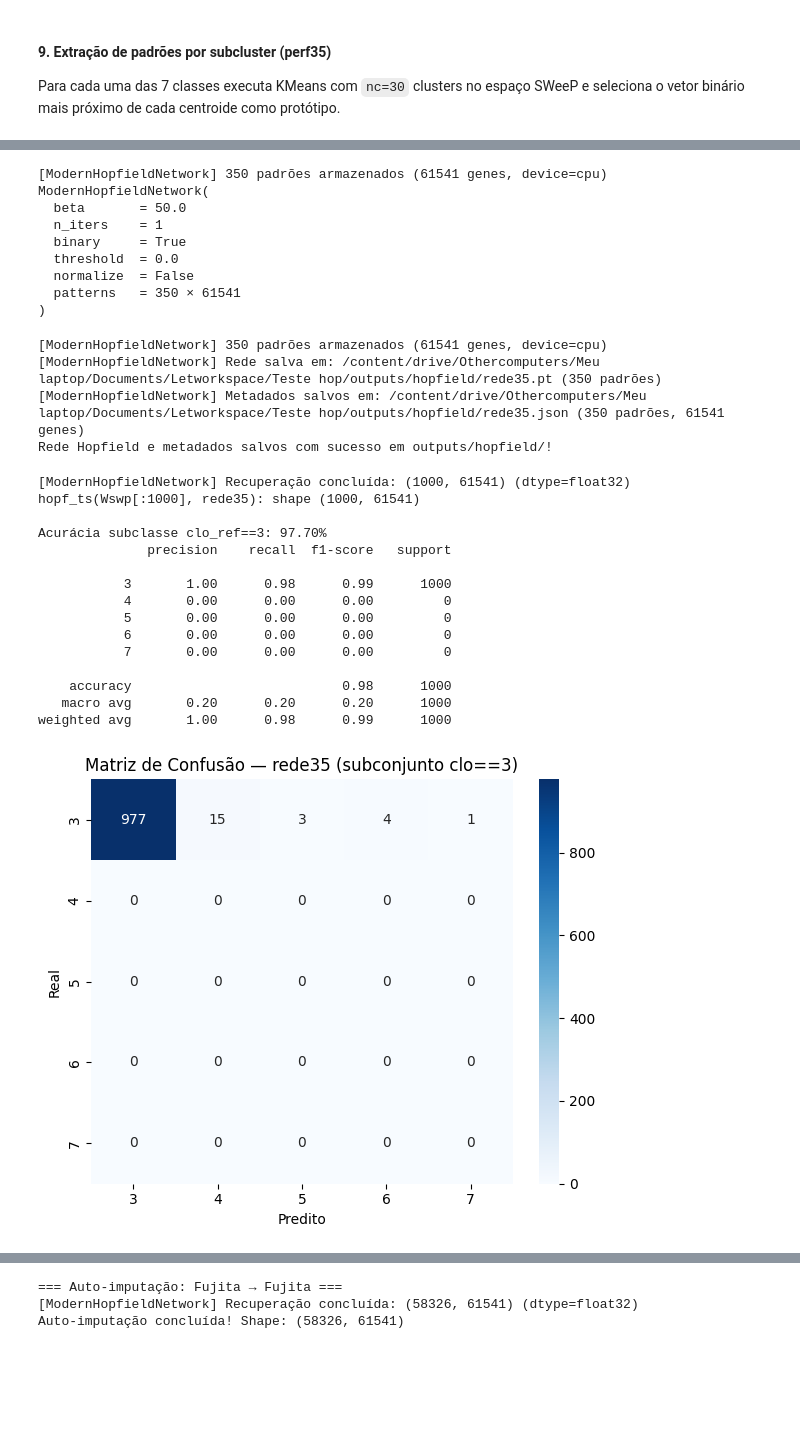
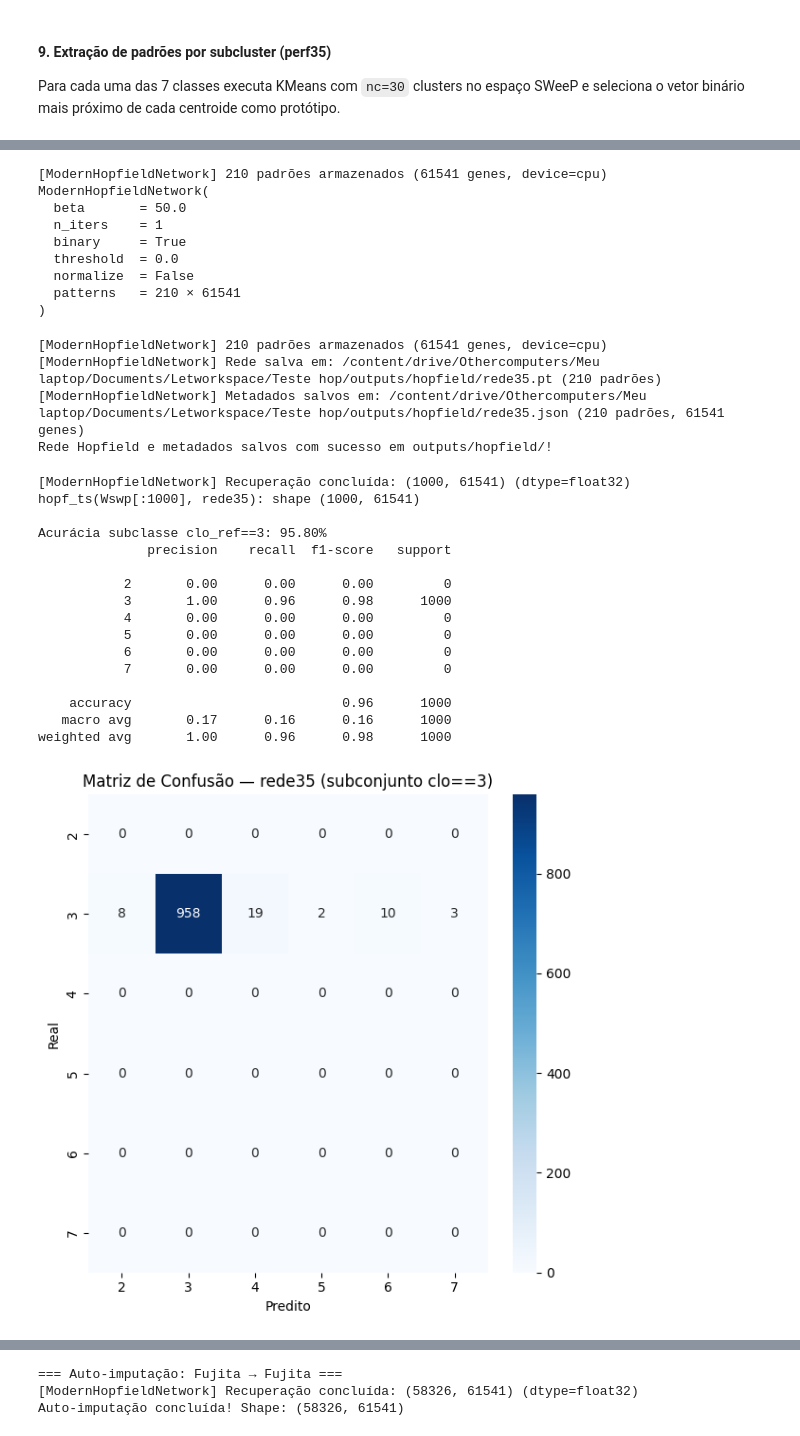
Before and after one commit to letdevx/pipiline_hopifield, a Jupyter notebook: pipeline_generico.ipynb, the cells around one changed output, grey strips where cells are left out. Cells and saved outputs as stored; diff of their text form; code cells hidden in the pictures; blank space fills up the shorter version.

```diff
--- a/pipeline_generico.ipynb
+++ b/pipeline_generico.ipynb
@@ -673,7 +669,7 @@ extrator = ExtratorPadroesSubcluster(
     labels=clo_ref,
     classes=[1, 2, 3, 4, 5, 6, 7],
     seed=SEED,
-    nc=50,
+    nc=30,
     k=10,
 )
 extrator.extrair(projetor.Wswp)
@@ -710,14 +706,14 @@ rede35.store(perf35)
 meta_eval = extrator.meta  # mapeamento padrao -> classe
 print(rede35)
 # %% [output]
-[ModernHopfieldNetwork] 350 padrões armazenados (61541 genes, device=cpu)
+[ModernHopfieldNetwork] 210 padrões armazenados (61541 genes, device=cpu)
 ModernHopfieldNetwork(
   beta       = 50.0
   n_iters    = 1
   binary     = True
   threshold  = 0.0
   normalize  = False
-  patterns   = 350 × 61541
+  patterns   = 210 × 61541
 )
 # %%
 import os
@@ -741,14 +737,14 @@ rede35.salvar_com_metadados(
 
 print("Rede Hopfield e metadados salvos com sucesso em outputs/hopfield/!")
 # %% [output]
-[ModernHopfieldNetwork] 350 padrões armazenados (61541 genes, device=cpu)
-[ModernHopfieldNetwork] Rede salva em: /content/drive/Othercomputers/Meu laptop/Documents/Letworkspace/Teste hop/outputs/hopfield/rede35.pt (350 padrões)
-[ModernHopfieldNetwork] Metadados salvos em: /content/drive/Othercomputers/Meu laptop/Documents/Letworkspace/Teste hop/outputs/hopfield/rede35.json (350 padrões, 61541 genes)
+[ModernHopfieldNetwork] 210 padrões armazenados (61541 genes, device=cpu)
+[ModernHopfieldNetwork] Rede salva em: /content/drive/Othercomputers/Meu laptop/Documents/Letworkspace/Teste hop/outputs/hopfield/rede35.pt (210 padrões)
+[ModernHopfieldNetwork] Metadados salvos em: /content/drive/Othercomputers/Meu laptop/Documents/Letworkspace/Teste hop/outputs/hopfield/rede35.json (210 padrões, 61541 genes)
 Rede Hopfield e metadados salvos com sucesso em outputs/hopfield/!
 # %%
 
 
-NC = 50
+NC = 30
 CLASSES_ARR = np.array([1, 2, 3, 4, 5, 6, 7])
 
 assert carregador.W0 is not None
@@ -781,37 +777,38 @@ y_true_sub = np.full(n_test, 3)
 labels_sub = sorted(set(y_true_sub) | set(pred_sub))
 print(classification_report(y_true_sub, pred_sub, labels=labels_sub, zero_division=0))
 
 cm_sub = confusion_matrix(y_true_sub, pred_sub, labels=labels_sub)
 fig, ax = plt.subplots(figsize=(max(6, len(labels_sub)), max(5, len(labels_sub))))
 sns.heatmap(
     cm_sub,
     annot=True,
     fmt="d",
     cmap="Blues",
     xticklabels=labels_sub,
     yticklabels=labels_sub,
     ax=ax,
 )
 ax.set_xlabel("Predito")
 ax.set_ylabel("Real")
 ax.set_title("Matriz de Confusão — rede35 (subconjunto clo==3)")
 plt.tight_layout()
 plt.show()
 # %% [output]
 [ModernHopfieldNetwork] Recuperação concluída: (1000, 61541) (dtype=float32)
 hopf_ts(Wswp[:1000], rede35): shape (1000, 61541)
 
-Acurácia subclasse clo_ref==3: 97.70%
+Acurácia subclasse clo_ref==3: 95.80%
               precision    recall  f1-score   support
 
-           3       1.00      0.98      0.99      1000
+           2       0.00      0.00      0.00         0
+           3       1.00      0.96      0.98      1000
            4       0.00      0.00      0.00         0
            5       0.00      0.00      0.00         0
            6       0.00      0.00      0.00         0
            7       0.00      0.00      0.00         0
 
-    accuracy                           0.98      1000
-   macro avg       0.20      0.20      0.20      1000
-weighted avg       1.00      0.98      0.99      1000
+    accuracy                           0.96      1000
+   macro avg       0.17      0.16      0.16      1000
+weighted avg       1.00      0.96      0.98      1000
-[figure, old version]
+[figure, new version]
 # %% [markdown]
```
Also changed, not shown: parts of 16 cells of this notebook, 5 other files.
